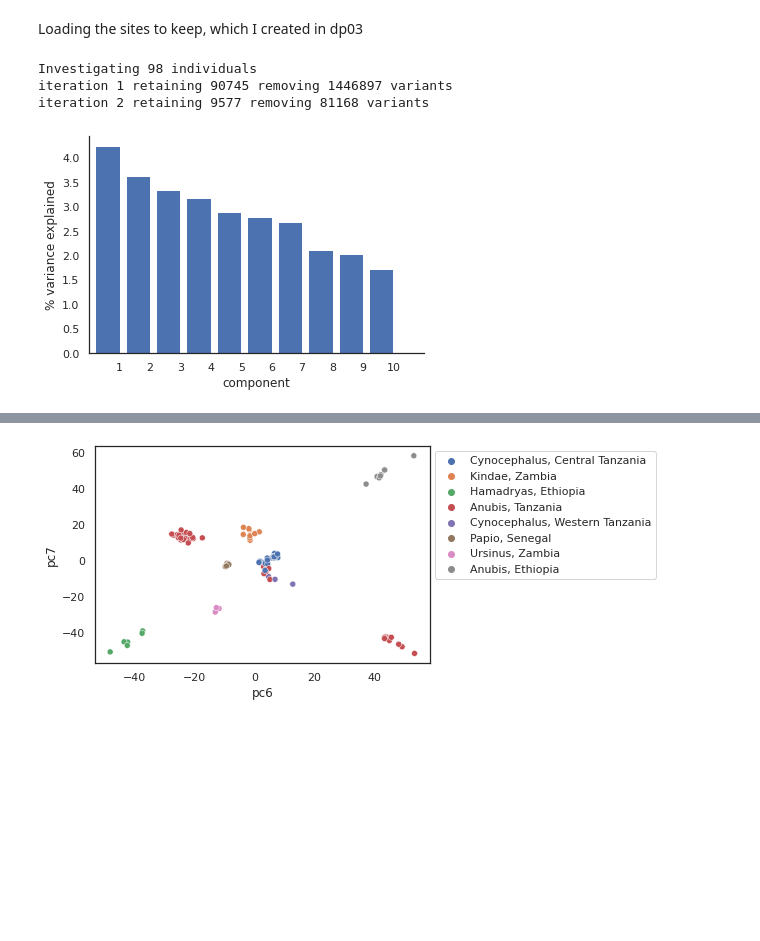
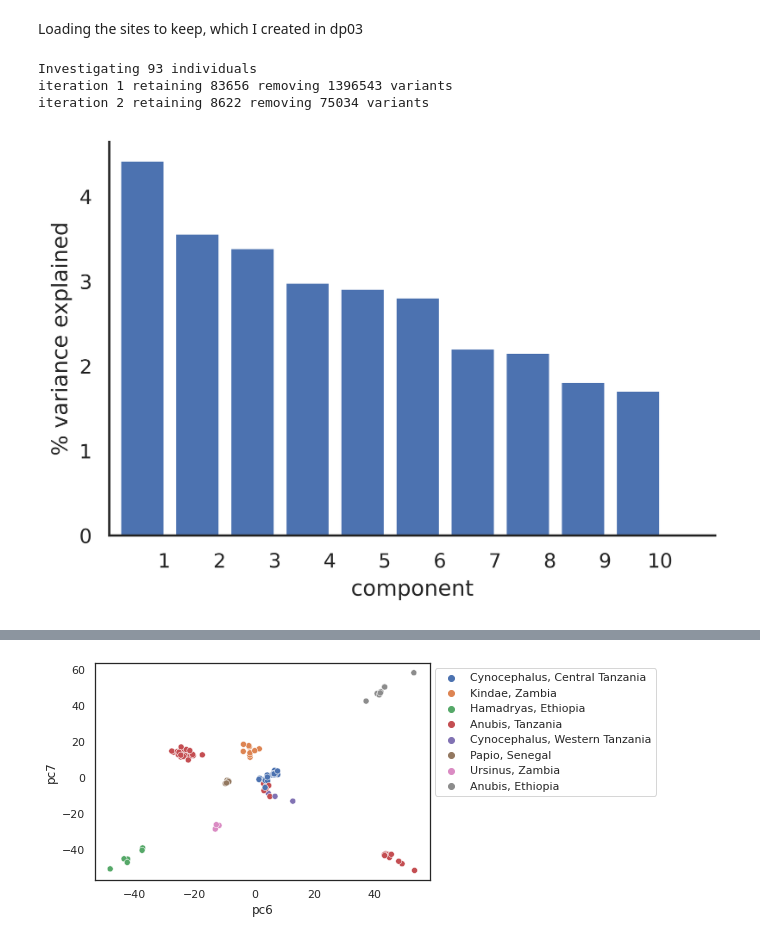
Before and after one commit to erikfogh/baboon_analysis, a Jupyter notebook: notebooks/pca01_x_chromosomes.ipynb, the cells around one changed output, grey strips where cells are left out. Saved outputs shown, nothing was run; the diff lists cells and outputs as text; code cells hidden in the pictures; blank space fills up the shorter version.

```diff
--- a/notebooks/pca01_x_chromosomes.ipynb
+++ b/notebooks/pca01_x_chromosomes.ipynb
@@ -2,6 +2,8 @@
 First improvement from preliminary: Having an overall setting script, containing the various imports to run the scikit-allel analysis.
 # %%
 %run ../scripts/notebook_settings.py
+plt.rcParams['figure.dpi'] = 300
+plt.rcParams['savefig.dpi'] = 300
 # %% [markdown]
 Using my newly created metadata
 # %%
@@ -132,12 +134,13 @@ gt_masked_sites = gt.take(masked_sites, axis=0)
 # %%
 IDs = meta_data_samples.loc[(meta_data_samples.x_missing <= 0.015)
                              & (meta_data_samples.Sex == "F")
-                             & (meta_data_samples.C_origin != "Anubis, Kenya")].callset_index.values
+                             & (meta_data_samples.C_origin != "Anubis, Kenya")
+                             & (meta_data_samples.C_origin != "Papio, Senegal")].callset_index.values
 pca_df = pruning_and_pca(gt_masked_sites, IDs, 3000000, 500, 2)
 # %% [output]
-Investigating 98 individuals
-iteration 1 retaining 90745 removing 1446897 variants
-iteration 2 retaining 9577 removing 81168 variants
+Investigating 93 individuals
+iteration 1 retaining 83656 removing 1396543 variants
+iteration 2 retaining 8622 removing 75034 variants
-[figure, old version]
+[figure, new version]
 # %%
 plt.close()
```
Also changed, not shown: parts of 2 cells of this notebook, 28 other files.
